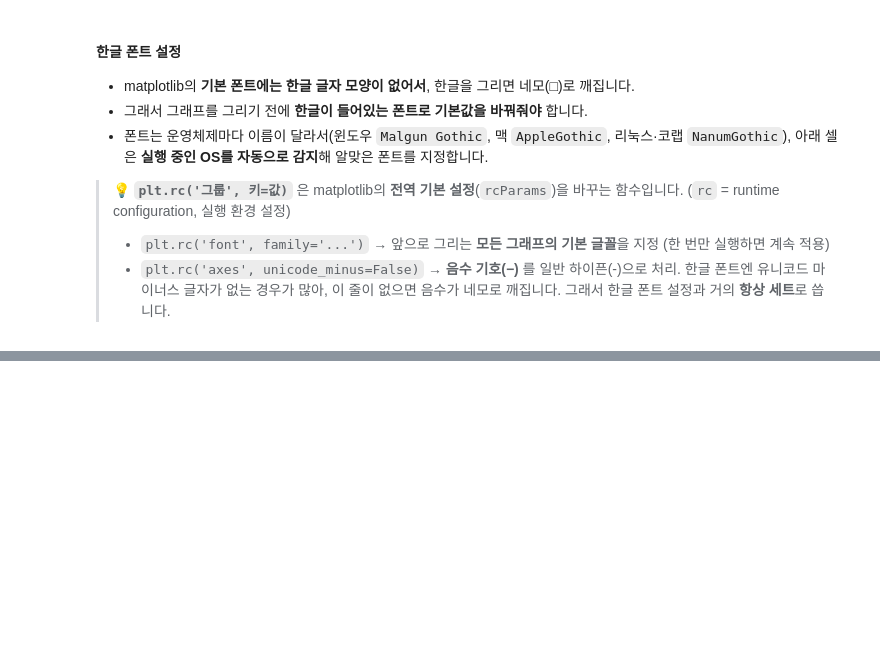
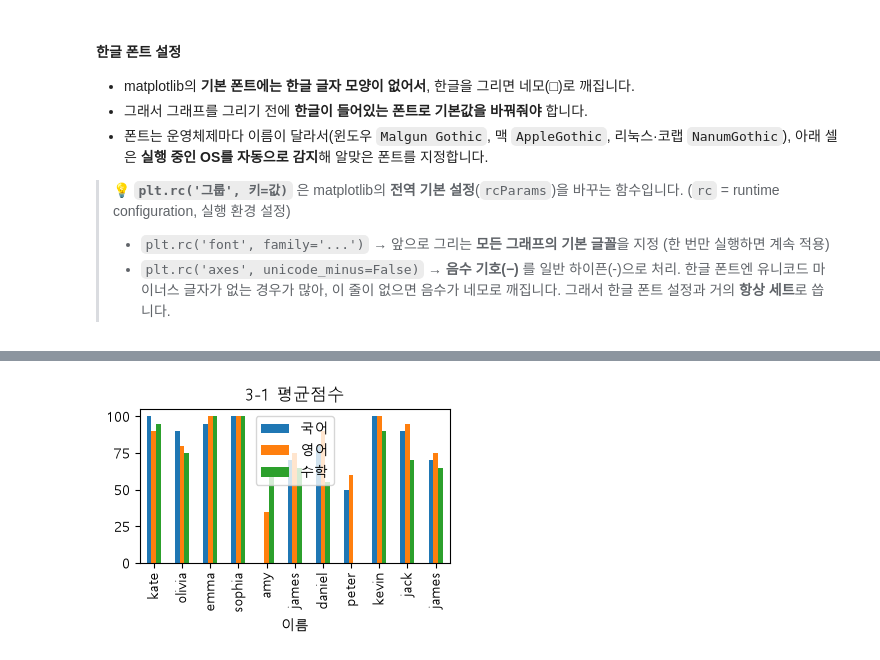
Before and after one commit to middle5/python20261111, a Jupyter notebook: 7_pandas_기본/03_pandas_기본_실습.ipynb, the cells around one changed output, grey strips where cells are left out. Saved outputs shown, nothing was run; the diff lists cells and outputs as text; code cells hidden in the pictures; blank space fills up the shorter version.

```diff
--- a/7_pandas_기본/03_pandas_기본_실습.ipynb
+++ b/7_pandas_기본/03_pandas_기본_실습.ipynb
@@ -492,6 +594,10 @@ plt.rc('axes', unicode_minus=False)             # 음수 기호(-) 깨짐 방지
 # %%
 # ------------------------------
 # 학생별 국어·영어·수학 막대그래프
 # ------------------------------
 
 # 👉 여기에 코드를 작성하세요
+
+df.plot(kind='bar', x='이름', y=["국어","영어","수학"], figsize=(4,2), title="3-1 평균점수");
+# %% [output]
+[figure, added]
```
Also changed, not shown: parts of 9 cells of this notebook, 31 other files.
